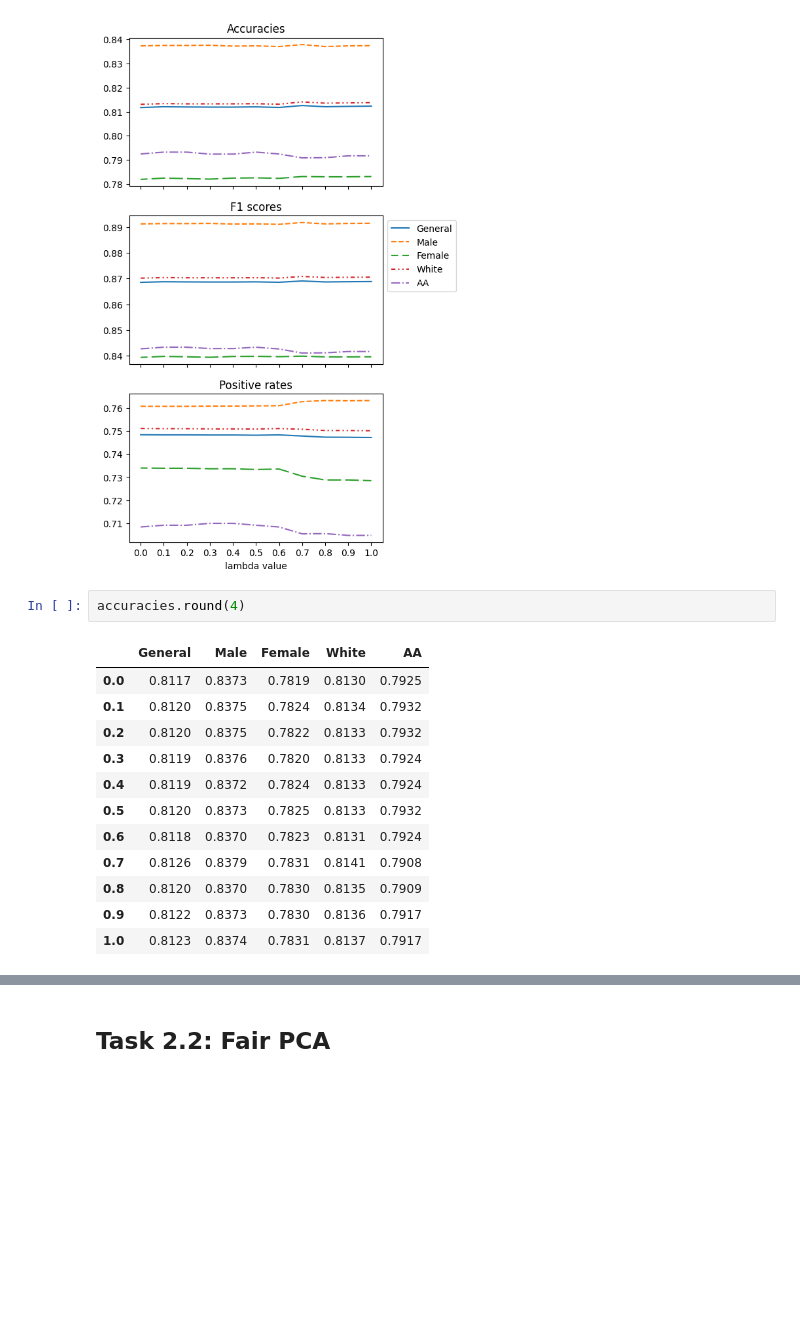
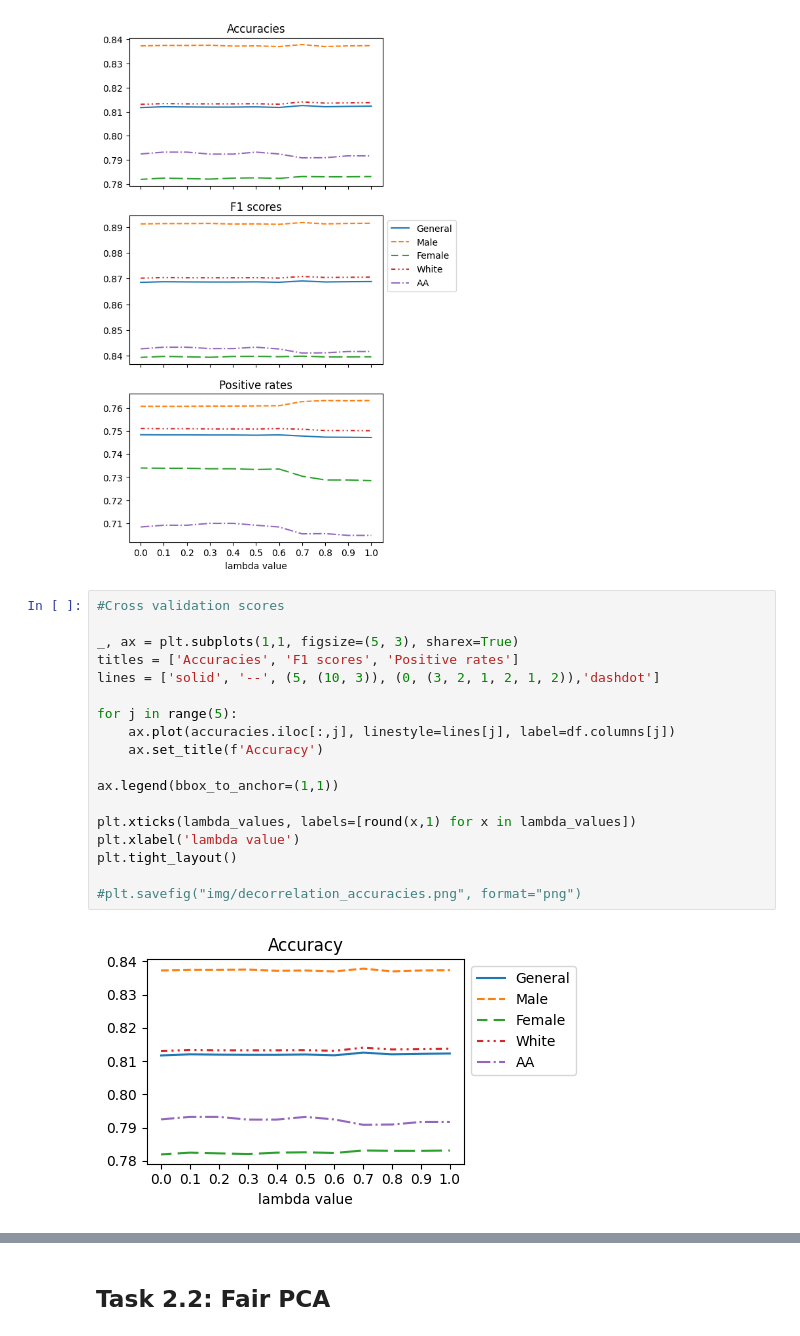
Before and after one commit to Xannadoo/Algorithmic_Fairness_Mandatories, a Jupyter notebook: Mandatory_2/Equalised_Odds_assignment.ipynb, the cells around one changed output, grey strips where cells are left out. Saved outputs shown, nothing was run; the diff lists cells and outputs as text; blank space fills up the shorter version.

Commit message:
images for report

```diff
--- a/Mandatory_2/Equalised_Odds_assignment.ipynb
+++ b/Mandatory_2/Equalised_Odds_assignment.ipynb
@@ -452,18 +452,23 @@ plt.xlabel('lambda value')
 plt.show()
 # %% [output]
 [figure]
-# %%
-accuracies.round(4)
-# %% [output]
-|  | General | Male | Female | White | AA |
-| 0.0 | 0.8117 | 0.8373 | 0.7819 | 0.8130 | 0.7925 |
-| 0.1 | 0.8120 | 0.8375 | 0.7824 | 0.8134 | 0.7932 |
-| 0.2 | 0.8120 | 0.8375 | 0.7822 | 0.8133 | 0.7932 |
-| 0.3 | 0.8119 | 0.8376 | 0.7820 | 0.8133 | 0.7924 |
-| 0.4 | 0.8119 | 0.8372 | 0.7824 | 0.8133 | 0.7924 |
-| 0.5 | 0.8120 | 0.8373 | 0.7825 | 0.8133 | 0.7932 |
-| 0.6 | 0.8118 | 0.8370 | 0.7823 | 0.8131 | 0.7924 |
-| 0.7 | 0.8126 | 0.8379 | 0.7831 | 0.8141 | 0.7908 |
-| 0.8 | 0.8120 | 0.8370 | 0.7830 | 0.8135 | 0.7909 |
-| 0.9 | 0.8122 | 0.8373 | 0.7830 | 0.8136 | 0.7917 |
-| 1.0 | 0.8123 | 0.8374 | 0.7831 | 0.8137 | 0.7917 |
+# %%
+#Cross validation scores
+
+_, ax = plt.subplots(1,1, figsize=(5, 3), sharex=True)
+titles = ['Accuracies', 'F1 scores', 'Positive rates']
+lines = ['solid', '--', (5, (10, 3)), (0, (3, 2, 1, 2, 1, 2)),'dashdot']
+
+for j in range(5):
+    ax.plot(accuracies.iloc[:,j], linestyle=lines[j], label=df.columns[j])
+    ax.set_title(f'Accuracy')
+
+ax.legend(bbox_to_anchor=(1,1))
+
+plt.xticks(lambda_values, labels=[round(x,1) for x in lambda_values])
+plt.xlabel('lambda value')
+plt.tight_layout()
+
+#plt.savefig("img/decorrelation_accuracies.png", format="png")
+# %% [output]
+[figure, added]
```
Also changed, not shown: parts of 8 cells of this notebook, 4 other files.
